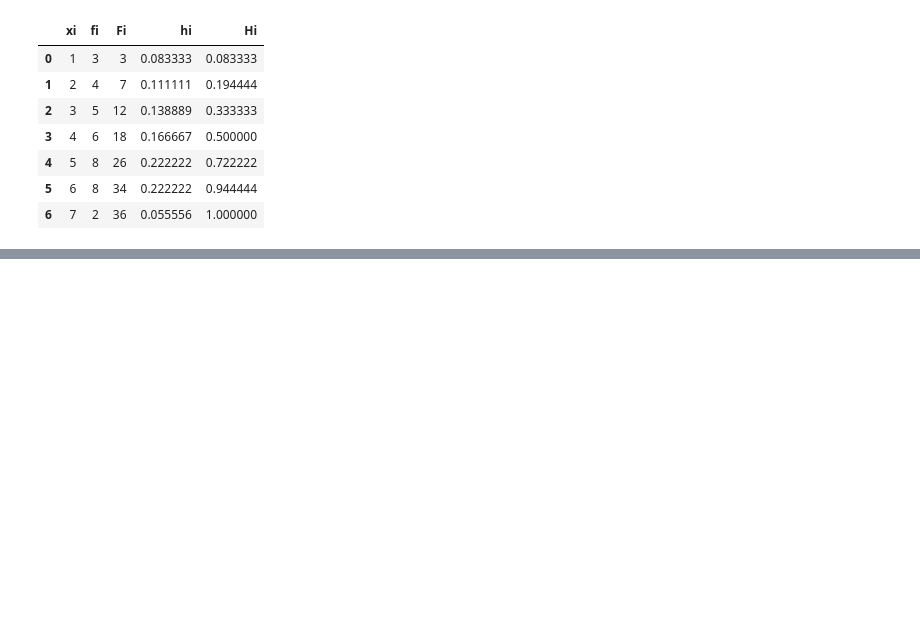
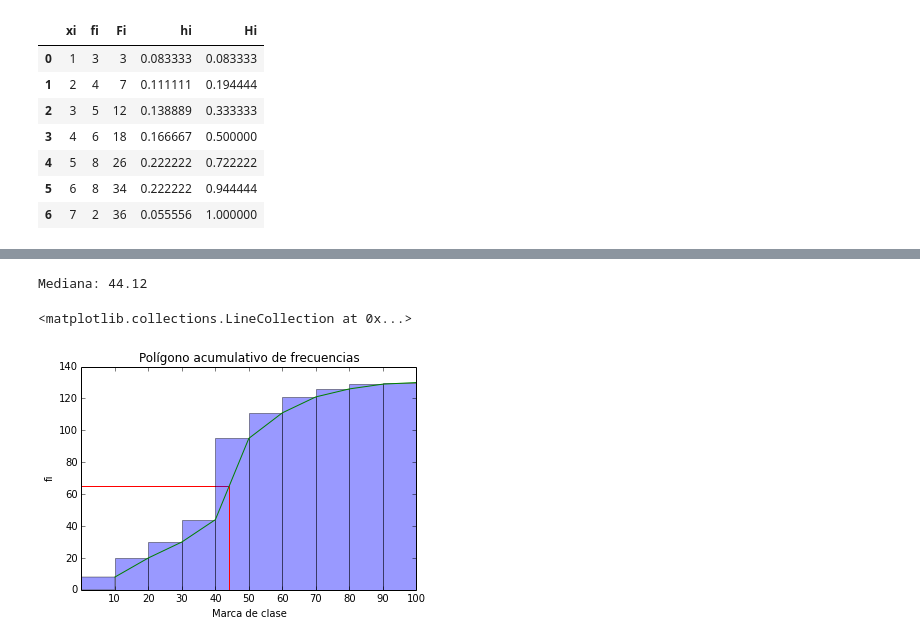
Before and after one commit to franktoffel/UA-MIMAT, a Jupyter notebook: Prob estadistica monodimensional.ipynb, the cells around one changed output, grey strips where cells are left out. Saved outputs shown, nothing was run; the diff lists cells and outputs as text; code cells hidden in the pictures; blank space fills up the shorter version.

```diff
--- a/Prob estadistica monodimensional.ipynb
+++ b/Prob estadistica monodimensional.ipynb
@@ -385,0 +433,12 @@ p4.df
+# %%
+p5 = problema()
+
+p5.Linf = np.array([0,10,20,30,40,50,60,70,80,90])
+p5.Lsup = np.array([10,20,30,40,50,60,70,80,90,100])
+p5.fi = np.array([8,12,10,14,51,16,10,5,3,1])
+
+p5.xi = (p5.Lsup+p5.Linf)/2
+
+p5.media_a = np.sum((p5.xi*p5.fi)/np.sum(p5.fi))
+
+print('Media aritmética: '+str(round(p5.media_a,2)))
@@ -385,0 +478,3 @@ p4.df
+# %%
+p5.df = tabla_frec(p5.Linf,p5.Lsup,p5.fi)
+p5.df
@@ -385,0 +493,33 @@ p4.df
+# %%
+# Mediana = P_50
+percentil = 50
+
+valor_p50 = PercentilAg(percentil,p5.Linf,p5.Lsup,p5.fi)
+
+print('Mediana: '+str(round(valor_p50,2)))
+# %% [output]
+Mediana: 44.12
+# %%
+p5.data = gendatos(p5.df['xi'],p5.fi)
+
+bins = (0, 10, 20, 30, 40, 50, 60, 70, 80, 90, 100)
+
+plt.hist(p5.data, bins, alpha=0.4, cumulative=True,)
+plt.title(u'Polígono acumulativo de frecuencias')
+plt.xlabel(u'Marca de clase')
+plt.ylabel(u'fi')
+plt.xticks(p5.Lsup)
+# plt.yticks(p3.df['Fi'])
+plt.plot(p5.Lsup,p5.df['Fi'])
+
+x_graf = valor_p50
+y_graf = np.sum(p5.fi)*percentil/100
+
+# Línea horizontal
+plt.hlines(y=y_graf, xmin=0, xmax=x_graf, color='red', zorder=1)
+
+# Línea vertical
+plt.vlines(x=x_graf, ymin=0, ymax=y_graf, color='red', zorder=2)
+# %% [output]
+<matplotlib.collections.LineCollection at 0x...>
+[figure, added]
```
Also changed, not shown: parts of 13 cells of this notebook.
